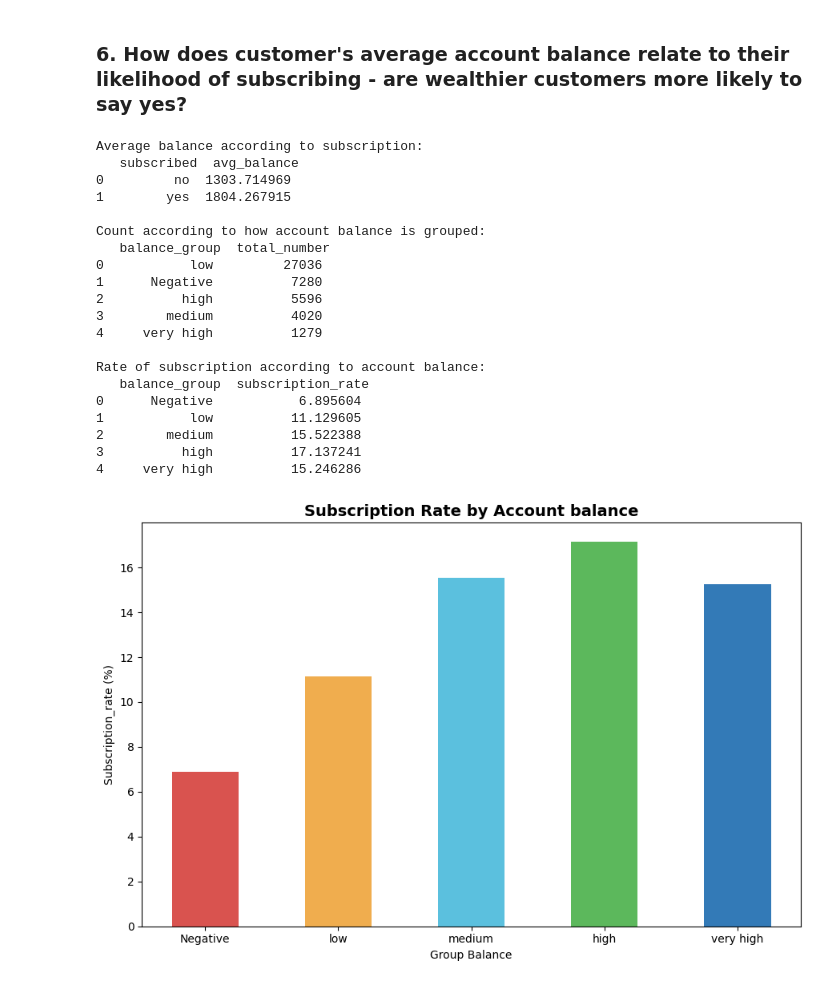
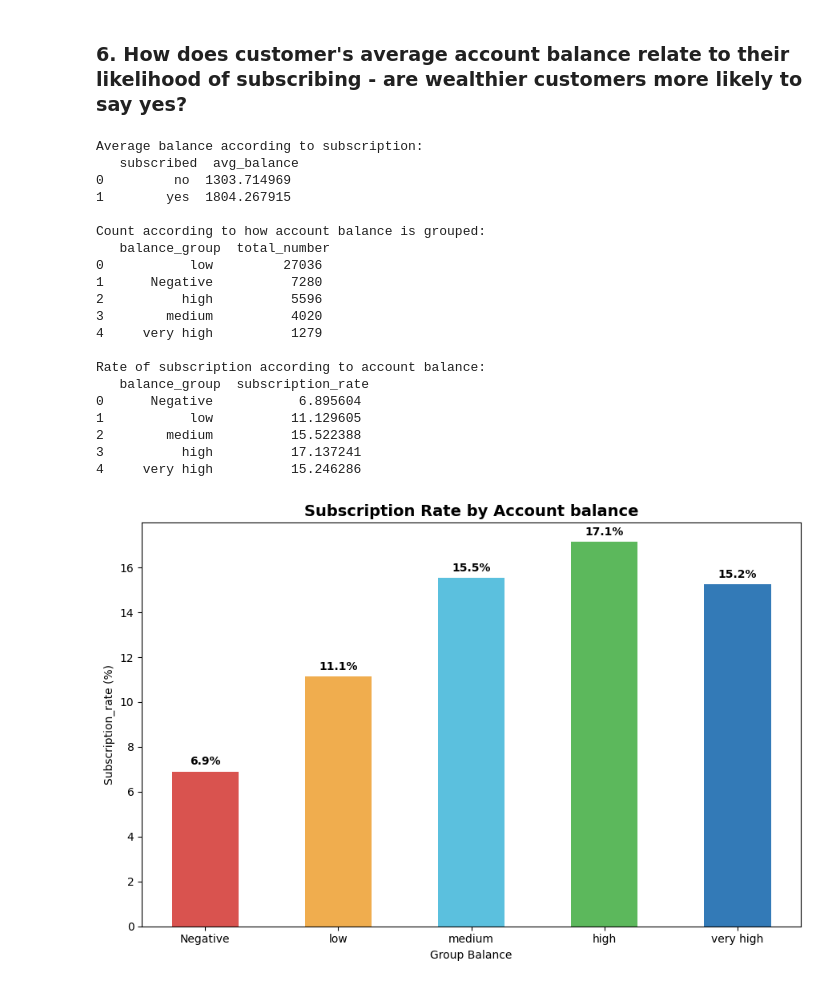
Before and after one commit to MIKE-BRIA/bankmarketing, a Jupyter notebook: notebooks/data_cleaning.ipynb, the cells around one changed output. Saved outputs shown, nothing was run; the diff lists cells and outputs as text; code cells hidden in the pictures.

```diff
--- a/notebooks/data_cleaning.ipynb
+++ b/notebooks/data_cleaning.ipynb
@@ -444,31 +444,34 @@ print(f'\nRate of subscription according to account balance:\n',balance_rate)
 plt.figure(figsize=(9,6))
 colors = ['#d9534f', '#f0ad4e', '#5bc0de', '#5cb85c', '#337ab7']
 plt.bar(balance_rate['balance_group'],balance_rate['subscription_rate'],color=colors,width=0.5)
 plt.title('Subscription Rate by Account balance', fontsize=14,fontweight='bold')
 plt.xlabel('Group Balance')
 plt.ylabel('Subscription_rate (%)')
 
+for i, v in enumerate(balance_rate['subscription_rate']):
+    plt.text(i, v + 0.3, f'{v:.1f}%', ha='center', fontweight='bold')
+
 plt.tight_layout()
 plt.show()
 # %% [output]
 Average balance according to subscription:
    subscribed  avg_balance
 0         no  1303.714969
 1        yes  1804.267915
 
 Count according to how account balance is grouped:
    balance_group  total_number
 0           low         27036
 1      Negative          7280
 2          high          5596
 3        medium          4020
 4     very high          1279
 
 Rate of subscription according to account balance:
    balance_group  subscription_rate
 0      Negative           6.895604
 1           low          11.129605
 2        medium          15.522388
 3          high          17.137241
 4     very high          15.246286
-[figure, old version]
+[figure, new version]
```
Also changed, not shown: parts of 3 cells of this notebook.
